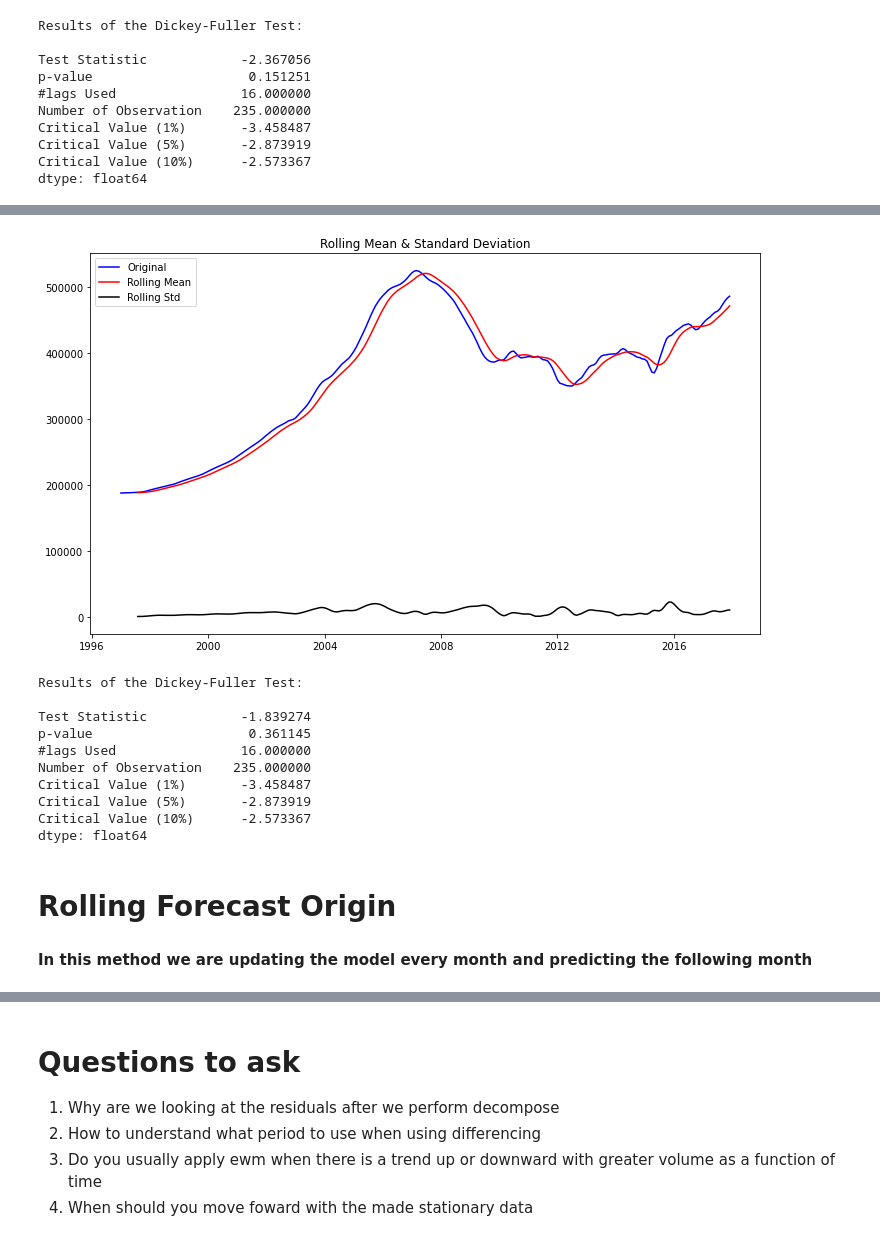
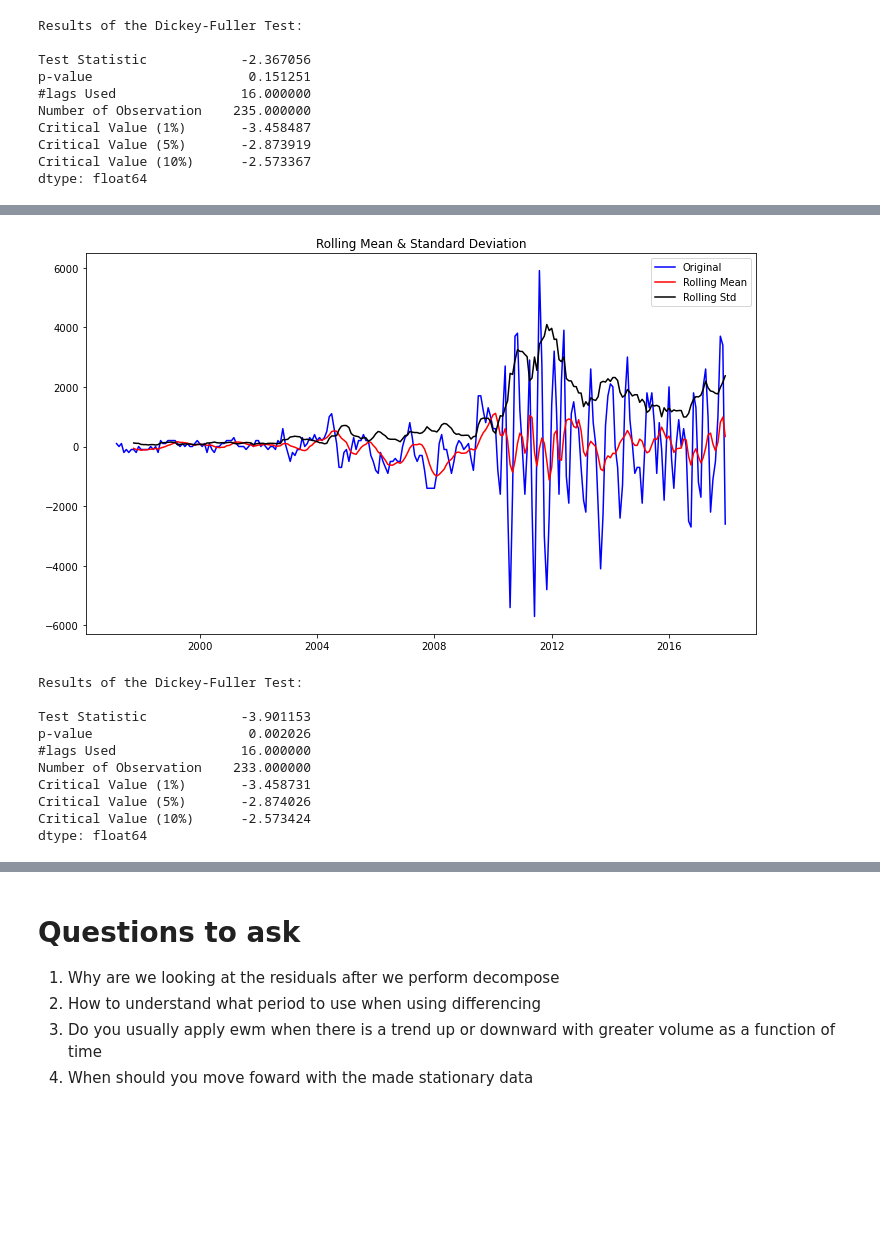
Before and after one commit to Eric-G-Romano/Real-Estate-Investment-Strategy, a Jupyter notebook: time-series/starter_notebook.ipynb, the cells around one changed output, grey strips where cells are left out. Saved outputs shown, nothing was run; the diff lists cells and outputs as text; code cells hidden in the pictures; blank space fills up the shorter version.

```diff
--- a/time-series/starter_notebook.ipynb
+++ b/time-series/starter_notebook.ipynb
@@ -40,6 +40,10 @@ import pandas as pd
 %matplotlib inline
 import matplotlib.pyplot as plt
 
+import seaborn as sns
+
+sns.set(rc={'figure.figsize':(8,6)})
+
 zillow_data = pd.read_csv('zillow_data.csv')
 zillow_data.head()
 # %% [output]
@@ -275,6 +174,0 @@ predict_timeline
-# %%
-wny_zd = wny_zd_long.drop(['RegionName', 'City', 'State', 'Metro', 'CountyName', 'SizeRank', 'RegionID'], axis=1)
-uc_zd = uc_zd_long.drop(['RegionName', 'City', 'State', 'Metro', 'CountyName', 'SizeRank', 'RegionID'], axis=1)
-nb_zd = nb_zd_long.drop(['RegionName', 'City', 'State', 'Metro', 'CountyName', 'SizeRank', 'RegionID'], axis=1)
-wh_zd = wh_zd_long.drop(['RegionName', 'City', 'State', 'Metro', 'CountyName', 'SizeRank', 'RegionID'], axis=1)
-seca_zd = seca_zd_long.drop(['RegionName', 'City', 'State', 'Metro', 'CountyName', 'SizeRank', 'RegionID'], axis=1)
@@ -1133,19 +1330,19 @@ Critical Value (10%)      -2.573339
 dtype: float64
+# %%
+nb_diff_2 = nb_zd.diff().diff()
+nb_diff_2.isna().sum()
+nb_diff_2.dropna(inplace=True)
 # %%
-stationarity_check(seca_zd)
+stationarity_check(nb_diff_2)
 # %% [output]
-[figure, old version]
+[figure, new version]
 Results of the Dickey-Fuller Test:
 
-Test Statistic            -1.839274
-p-value                    0.361145
+Test Statistic            -3.901153
+p-value                    0.002026
 #lags Used                16.000000
-Number of Observation    235.000000
-Critical Value (1%)       -3.458487
-Critical Value (5%)       -2.873919
-Critical Value (10%)      -2.573367
+Number of Observation    233.000000
+Critical Value (1%)       -3.458731
+Critical Value (5%)       -2.874026
+Critical Value (10%)      -2.573424
 dtype: float64
-# %% [markdown]
-# Rolling Forecast Origin
-# %% [markdown]
-**In this method we are updating the model every month and predicting the following month**
```
Also changed, not shown: parts of 148 cells of this notebook.
